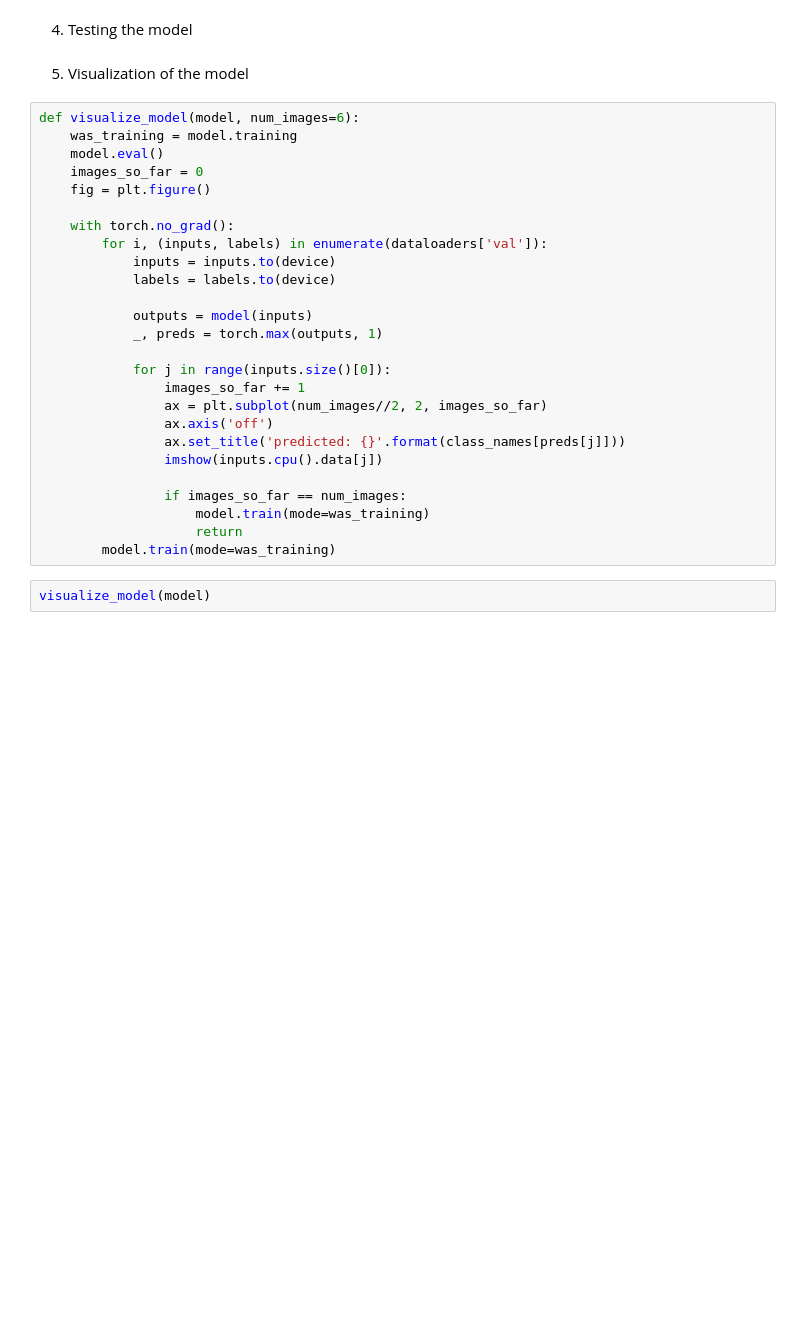
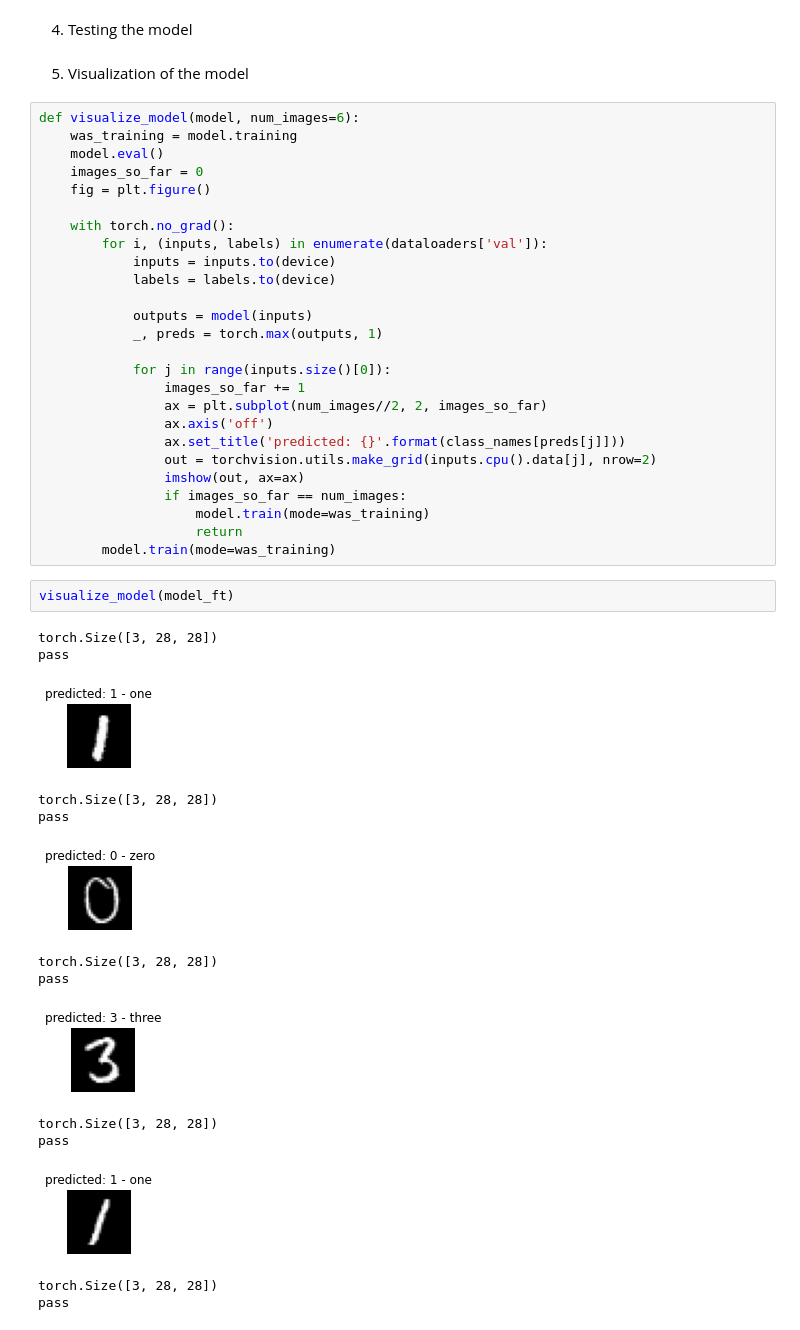
Before and after one commit to bilal841/GANS_melanoma, a Jupyter notebook: week1_review.ipynb, the cells around one changed output. Cells and saved outputs as stored; diff of their text form; blank space fills up the shorter version.

```diff
--- a/week1_review.ipynb
+++ b/week1_review.ipynb
@@ -297,11 +303,26 @@ def visualize_model(model, num_images=6):
                 ax = plt.subplot(num_images//2, 2, images_so_far)
                 ax.axis('off')
                 ax.set_title('predicted: {}'.format(class_names[preds[j]]))
-                imshow(inputs.cpu().data[j])
-
+                out = torchvision.utils.make_grid(inputs.cpu().data[j], nrow=2)
+                imshow(out, ax=ax)
                 if images_so_far == num_images:
                     model.train(mode=was_training)
                     return
         model.train(mode=was_training)
 # %%
-visualize_model(model)
+visualize_model(model_ft)
+# %% [output]
+torch.Size([3, 28, 28])
+pass
+[figure, added]
+torch.Size([3, 28, 28])
+pass
+[figure, added]
+torch.Size([3, 28, 28])
+pass
+[figure, added]
+torch.Size([3, 28, 28])
+pass
+[figure, added]
+torch.Size([3, 28, 28])
+pass
```
Also changed, not shown: parts of 4 cells of this notebook.
